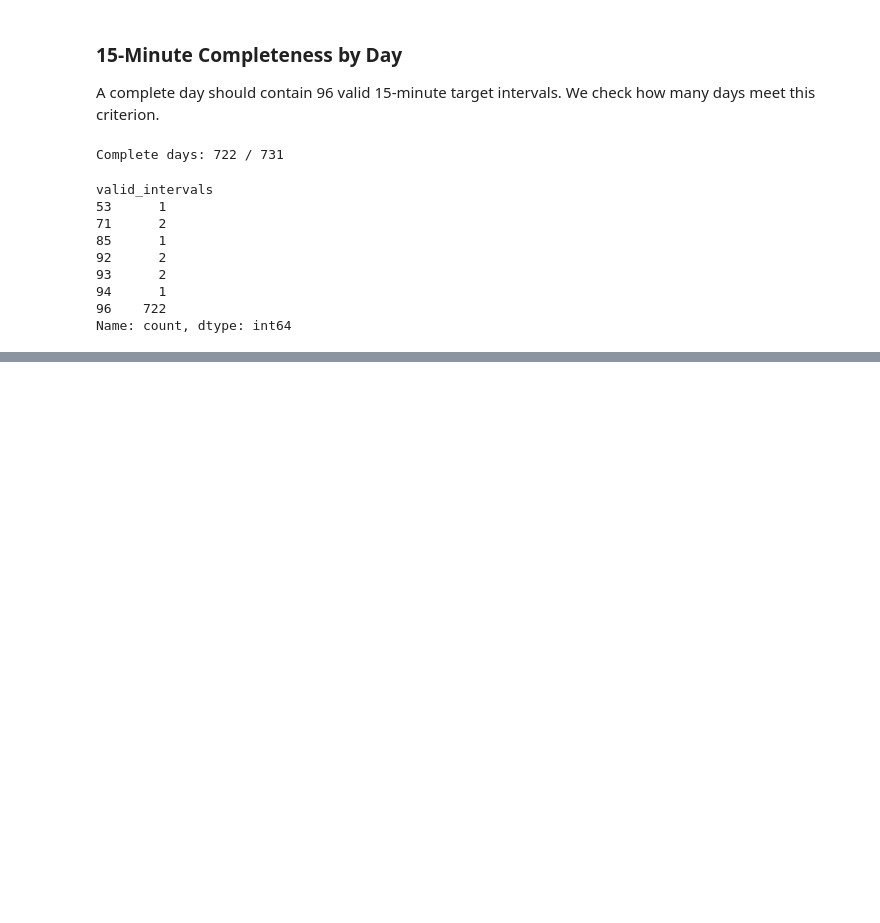
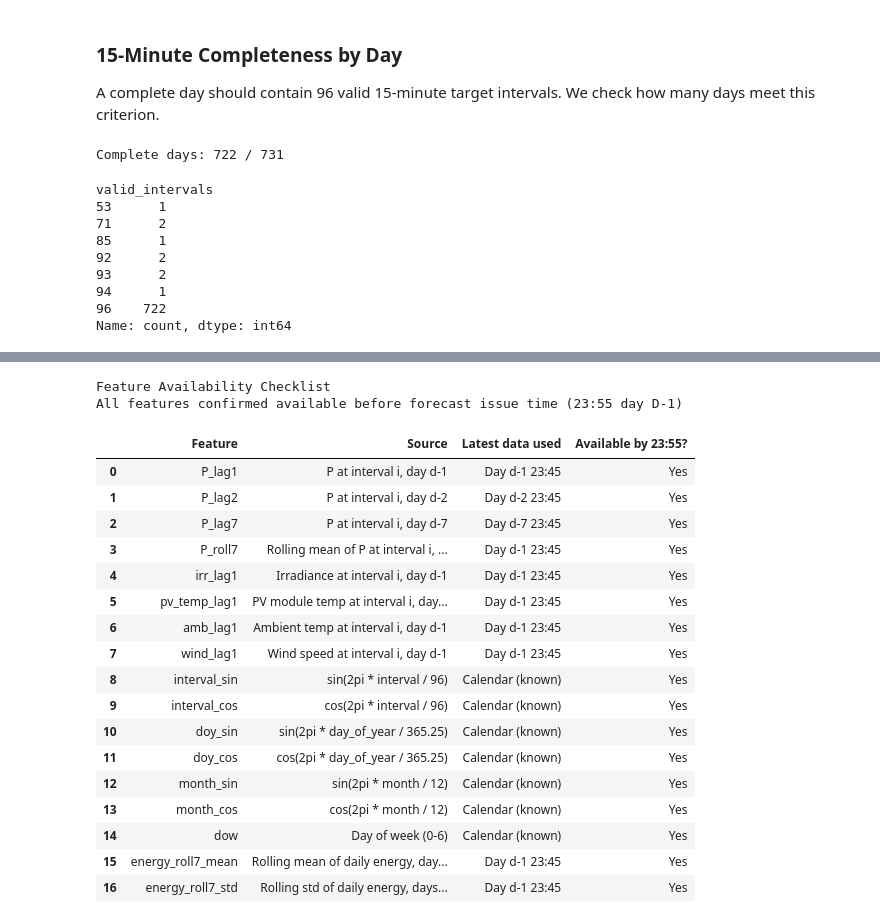
Before and after one commit to SwelSwel/solar-forecasting-s01, a Jupyter notebook: notebooks/S01_Solar_DayAhead_Forecasting_Proposal.ipynb, the cells around one changed output, grey strips where cells are left out. Drawn from its saved outputs; the diff is of its cells as text; code cells hidden in the pictures; blank space fills up the shorter version.

```diff
--- a/notebooks/S01_Solar_DayAhead_Forecasting_Proposal.ipynb
+++ b/notebooks/S01_Solar_DayAhead_Forecasting_Proposal.ipynb
@@ -1047,0 +1639,61 @@ plt.show()
+# %%
+# Feature availability checklist
+
+checklist = pd.DataFrame({
+    "Feature": feature_names,
+    "Source": [
+        "P at interval i, day d-1",
+        "P at interval i, day d-2",
+        "P at interval i, day d-7",
+        "Rolling mean of P at interval i, days d-7 to d-1",
+        "Irradiance at interval i, day d-1",
+        "PV module temp at interval i, day d-1",
+        "Ambient temp at interval i, day d-1",
+        "Wind speed at interval i, day d-1",
+        "sin(2pi * interval / 96)",
+        "cos(2pi * interval / 96)",
+        "sin(2pi * day_of_year / 365.25)",
+        "cos(2pi * day_of_year / 365.25)",
+        "sin(2pi * month / 12)",
+        "cos(2pi * month / 12)",
+        "Day of week (0-6)",
+        "Rolling mean of daily energy, days d-7 to d-1",
+        "Rolling std of daily energy, days d-7 to d-1",
+    ],
+    "Latest data used": [
+        "Day d-1 23:45", "Day d-2 23:45", "Day d-7 23:45", "Day d-1 23:45",
+        "Day d-1 23:45", "Day d-1 23:45", "Day d-1 23:45", "Day d-1 23:45",
+        "Calendar (known)", "Calendar (known)",
+        "Calendar (known)", "Calendar (known)",
+        "Calendar (known)", "Calendar (known)",
+        "Calendar (known)",
+        "Day d-1 23:45", "Day d-1 23:45",
+    ],
+    "Available by 23:55?": ["Yes"] * 17,
+})
+
+print("Feature Availability Checklist")
+print("All features confirmed available before forecast issue time (23:55 day D-1)")
+display(checklist)
+checklist.to_csv(OUTPUT_DIR / "table_07_feature_availability_checklist.csv", index=False)
+# %% [output]
+Feature Availability Checklist
+All features confirmed available before forecast issue time (23:55 day D-1)
+|  | Feature | Source | Latest data used | Available by 23:55? |
+| 0 | P_lag1 | P at interval i, day d-1 | Day d-1 23:45 | Yes |
+| 1 | P_lag2 | P at interval i, day d-2 | Day d-2 23:45 | Yes |
+| 2 | P_lag7 | P at interval i, day d-7 | Day d-7 23:45 | Yes |
+| 3 | P_roll7 | Rolling mean of P at interval i, ... | Day d-1 23:45 | Yes |
+| 4 | irr_lag1 | Irradiance at interval i, day d-1 | Day d-1 23:45 | Yes |
+| 5 | pv_temp_lag1 | PV module temp at interval i, day... | Day d-1 23:45 | Yes |
+| 6 | amb_lag1 | Ambient temp at interval i, day d-1 | Day d-1 23:45 | Yes |
+| 7 | wind_lag1 | Wind speed at interval i, day d-1 | Day d-1 23:45 | Yes |
+| 8 | interval_sin | sin(2pi * interval / 96) | Calendar (known) | Yes |
+| 9 | interval_cos | cos(2pi * interval / 96) | Calendar (known) | Yes |
+| 10 | doy_sin | sin(2pi * day_of_year / 365.25) | Calendar (known) | Yes |
+| 11 | doy_cos | cos(2pi * day_of_year / 365.25) | Calendar (known) | Yes |
+| 12 | month_sin | sin(2pi * month / 12) | Calendar (known) | Yes |
+| 13 | month_cos | cos(2pi * month / 12) | Calendar (known) | Yes |
+| 14 | dow | Day of week (0-6) | Calendar (known) | Yes |
+| 15 | energy_roll7_mean | Rolling mean of daily energy, day... | Day d-1 23:45 | Yes |
+| 16 | energy_roll7_std | Rolling std of daily energy, days... | Day d-1 23:45 | Yes |
```
Also changed, not shown: parts of 25 cells of this notebook, 2 other files.
